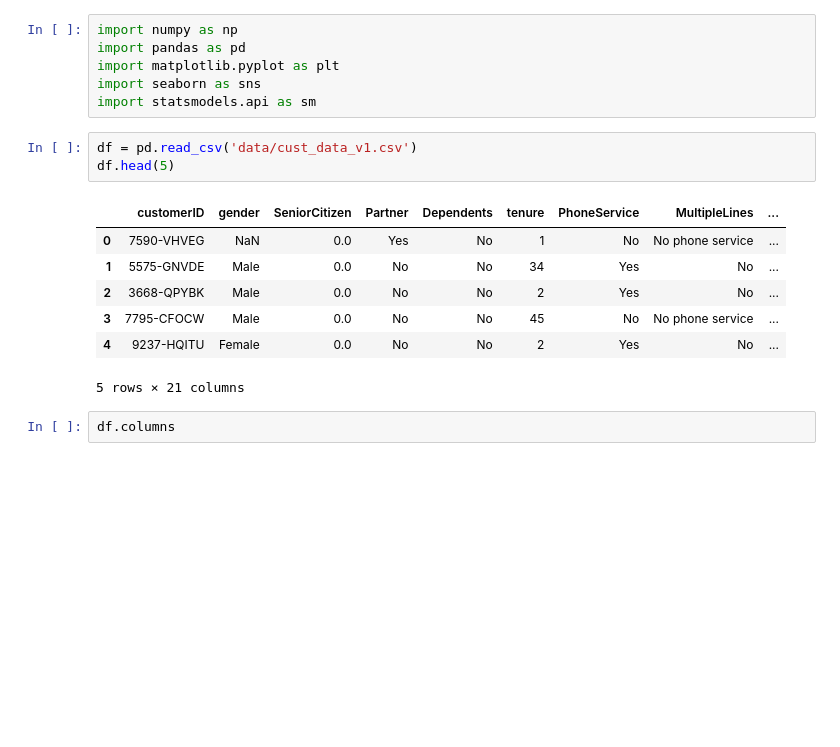
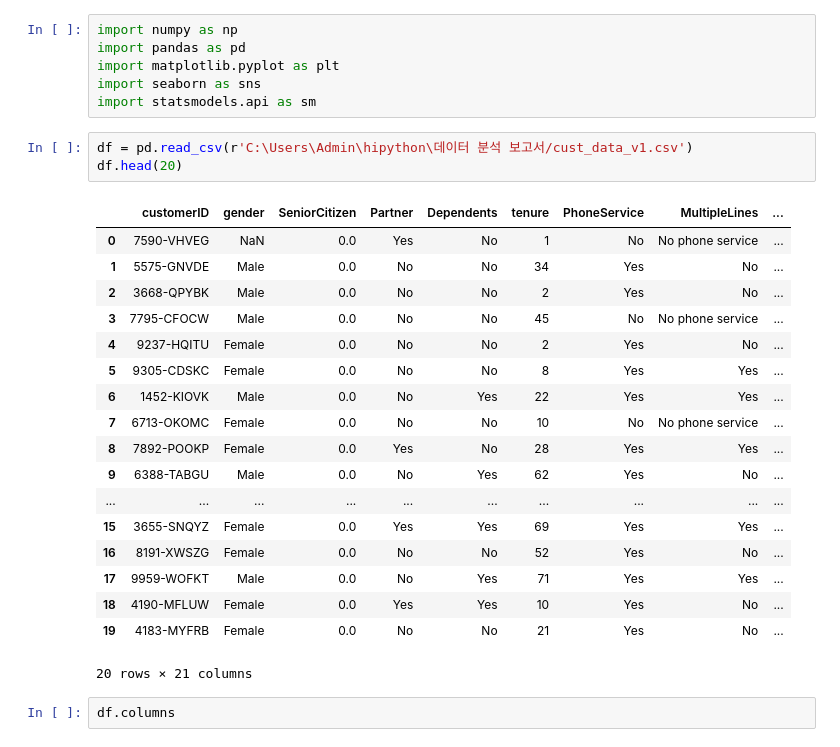
Before and after one commit to YTS-12/hipython, a Jupyter notebook: 데이터 분석 보고서/통신사 고객이탈 데이터분석.ipynb, the cells around one changed output. Drawn from its saved outputs; the diff is of its cells as text; blank space fills up the shorter version.

```diff
--- a/데이터 분석 보고서/통신사 고객이탈 데이터분석.ipynb
+++ b/데이터 분석 보고서/통신사 고객이탈 데이터분석.ipynb
@@ -12,16 +12,27 @@ import matplotlib.pyplot as plt
 import seaborn as sns
 import statsmodels.api as sm
 # %%
-df = pd.read_csv('data/cust_data_v1.csv')
-df.head(5)
+df = pd.read_csv(r'C:\Users\Admin\hipython\데이터 분석 보고서/cust_data_v1.csv')
+df.head(20)
 # %% [output]
 |  | customerID | gender | SeniorCitizen | Partner | Dependents | tenure | PhoneService | MultipleLines | ... |
 | 0 | 7590-VHVEG | NaN | 0.0 | Yes | No | 1 | No | No phone service | ... |
 | 1 | 5575-GNVDE | Male | 0.0 | No | No | 34 | Yes | No | ... |
 | 2 | 3668-QPYBK | Male | 0.0 | No | No | 2 | Yes | No | ... |
 | 3 | 7795-CFOCW | Male | 0.0 | No | No | 45 | No | No phone service | ... |
 | 4 | 9237-HQITU | Female | 0.0 | No | No | 2 | Yes | No | ... |
+| 5 | 9305-CDSKC | Female | 0.0 | No | No | 8 | Yes | Yes | ... |
+| 6 | 1452-KIOVK | Male | 0.0 | No | Yes | 22 | Yes | Yes | ... |
+| 7 | 6713-OKOMC | Female | 0.0 | No | No | 10 | No | No phone service | ... |
+| 8 | 7892-POOKP | Female | 0.0 | Yes | No | 28 | Yes | Yes | ... |
+| 9 | 6388-TABGU | Male | 0.0 | No | Yes | 62 | Yes | No | ... |
+| ... | ... | ... | ... | ... | ... | ... | ... | ... | ... |
+| 15 | 3655-SNQYZ | Female | 0.0 | Yes | Yes | 69 | Yes | Yes | ... |
+| 16 | 8191-XWSZG | Female | 0.0 | No | No | 52 | Yes | No | ... |
+| 17 | 9959-WOFKT | Male | 0.0 | No | Yes | 71 | Yes | Yes | ... |
+| 18 | 4190-MFLUW | Female | 0.0 | Yes | Yes | 10 | Yes | No | ... |
+| 19 | 4183-MYFRB | Female | 0.0 | No | No | 21 | Yes | No | ... |
-5 rows × 21 columns
+20 rows × 21 columns
 # %%
 df.columns
 # %% [output]
```
Also changed, not shown: parts of 8 cells of this notebook.
